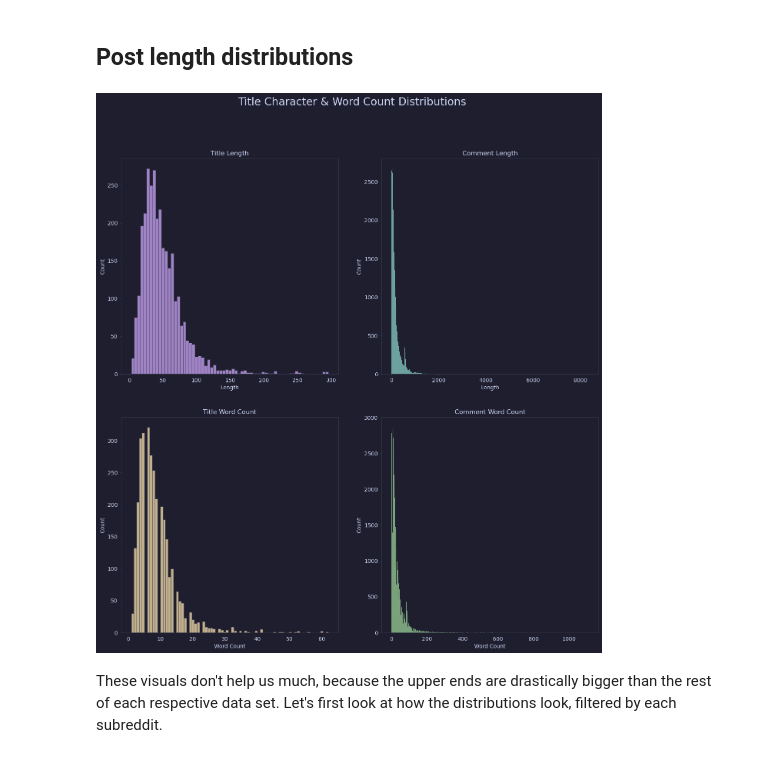
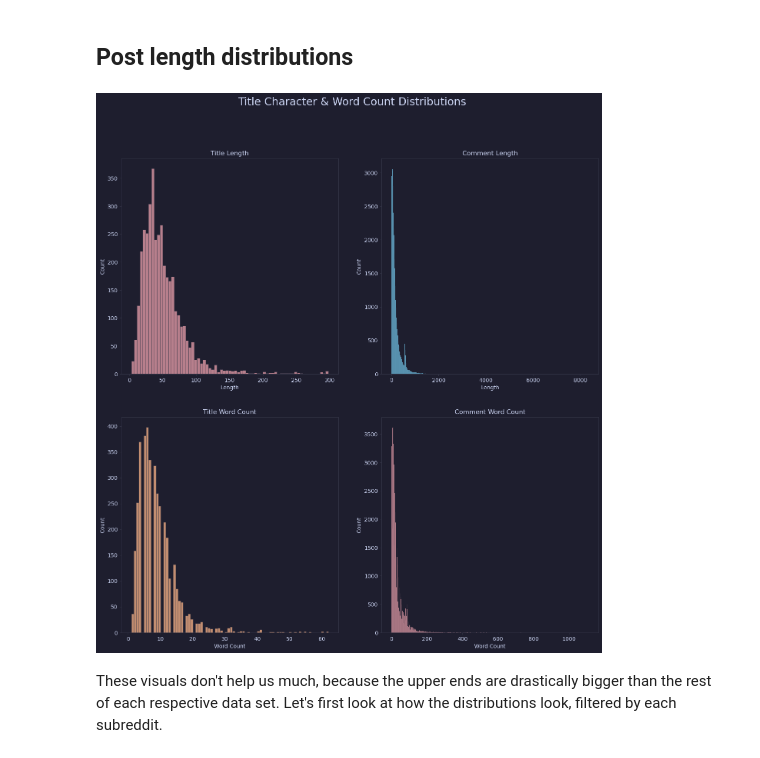
Before and after one commit to EKYS12/NLP_Reddit_linux_gaming_and_Steamdeck, a Jupyter notebook: notebooks/eda.ipynb, the cells around one changed output. Saved outputs shown, nothing was run; the diff lists cells and outputs as text; code cells hidden in the pictures.

```diff
--- a/notebooks/eda.ipynb
+++ b/notebooks/eda.ipynb
@@ -172,3 +231,4 @@ Now looking at the shortest comment data shows us something else that will be pr
 # %%
 comments.drop(comments[comments['comments'] == '[deleted]'].index, inplace=True)
+comments.drop(comments[comments['comments'] == '[removed]'].index, inplace=True)
 # %%
@@ -193,0 +262,11 @@ Other pattern of text that is being read as one word of text are urls, along wti
+# %%
+def my_preprocessor(text):
+    text = text.lower()
+    text = re.sub('\\n', '', text)
+    text = re.findall("[\w']+|\$[\d\.]+", text)
+    text = ' '.join(text)
+
+    return text
+# %%
+titles['title'] = [my_preprocessor(title) for title in titles['title']]
+comments['comments'] = [my_preprocessor(comment) for comment in comments['comments']]
@@ -193,0 +329,3 @@ Other pattern of text that is being read as one word of text are urls, along wti
+# %%
+# Let's drop the empty comments since they provide on value.
+comments.drop(comments[comments['comments']==''].index, inplace=True)
@@ -197,26 +355,24 @@ Other pattern of text that is being read as one word of text are urls, along wti
 cat_color = ['rosewater', 'flamingo', 'pink', 'mauve', 'red', 'maroon', 'peach',
                  'yellow', 'green', 'teal', 'sky', 'sapphire', 'blue', 'lavender']
 # %%
-color = load_color("mocha", "peach")
-
 fig, ax =  plt.subplots(2, 2, figsize=(16,16))
 sns.histplot(titles['title_length'], ax=ax[0,0],
              color=load_color("mocha", random.choice(cat_color)))
 sns.histplot(comments['comment_length'], ax=ax[0,1],
              color=load_color("mocha", random.choice(cat_color)))
 sns.histplot(titles['title_word_count'], ax=ax[1,0],
              color=load_color("mocha", random.choice(cat_color)))
 sns.histplot(comments['comment_word_count'], ax=ax[1,1],
              color=load_color("mocha", random.choice(cat_color)))
 
 ax[0,0].set(xlabel='Length', title='Title Length')
 ax[0,1].set(xlabel='Length', title='Comment Length')
 ax[1,0].set(xlabel='Word Count', title='Title Word Count')
 ax[1,1].set(xlabel='Word Count', title='Comment Word Count')
 
 fig.suptitle('Title Character & Word Count Distributions', fontsize=20);
 # %% [output]
-[figure, old version]
+[figure, new version]
 # %% [markdown]
 These visuals don't help us much, because the upper ends are drastically bigger than the rest of each respective data set. Let's first look at how the distributions look, filtered by each subreddit.
 # %%
```
Also changed, not shown: parts of 54 cells of this notebook, 11 other files.
